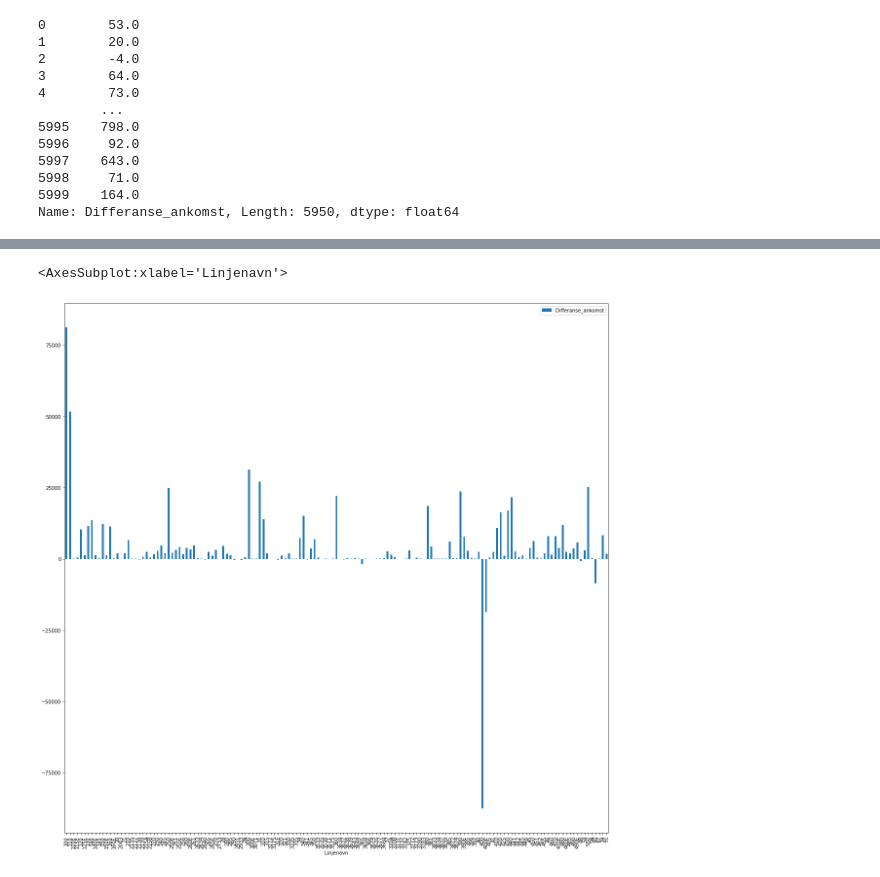
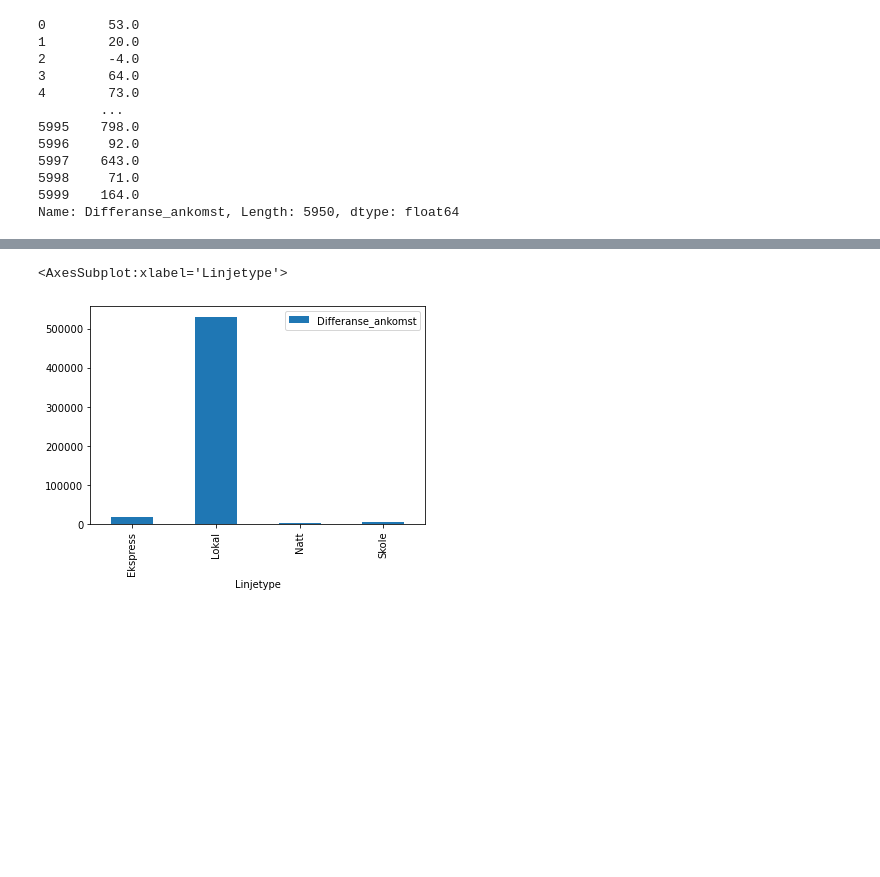
Before and after one commit to Jovalb/Assignement1Data, a Jupyter notebook: Ankomst mot planlagt.ipynb, the cells around one changed output, grey strips where cells are left out. Cells and saved outputs as stored; diff of their text form; code cells hidden in the pictures; blank space fills up the shorter version.

```diff
--- a/Ankomst mot planlagt.ipynb
+++ b/Ankomst mot planlagt.ipynb
@@ -186,9 +187,9 @@ dataframe.Differanse_ankomst
 5999    164.0
 Name: Differanse_ankomst, Length: 5950, dtype: float64
 # %%
-tidsbruklinjetype = dataframe[['Linjenavn','Differanse_ankomst']]
+tidsbruklinjetype = dataframe[['Linjetype','Differanse_ankomst']]
 # %%
-tidsbruklinjetype_gruppert = tidsbruklinjetype.groupby('Linjenavn').sum()
+tidsbruklinjetype_gruppert = tidsbruklinjetype.groupby('Linjetype').sum()
 # %%
 #Her har jeg laget en tabell som viser tidsbruken på ankomst per linjetype.
 #Vi sammenligner den faktiske ankomsten med den planlagte
@@ -211,6 +204,6 @@ tidsbruklinjetype_gruppert
 # %%
 #Ettersom at dataen inneholder veldig høye tall må vi fjerne outliers
-tidsbruklinjetype_gruppert.sort_index().plot.bar(figsize=(20,20))
+tidsbruklinjetype_gruppert.sort_index().plot.bar()
 # %% [output]
-<AxesSubplot:xlabel='Linjenavn'>
+<AxesSubplot:xlabel='Linjetype'>
-[figure, old version]
+[figure, new version]
```
Also changed, not shown: parts of 13 cells of this notebook, 1 other file.
